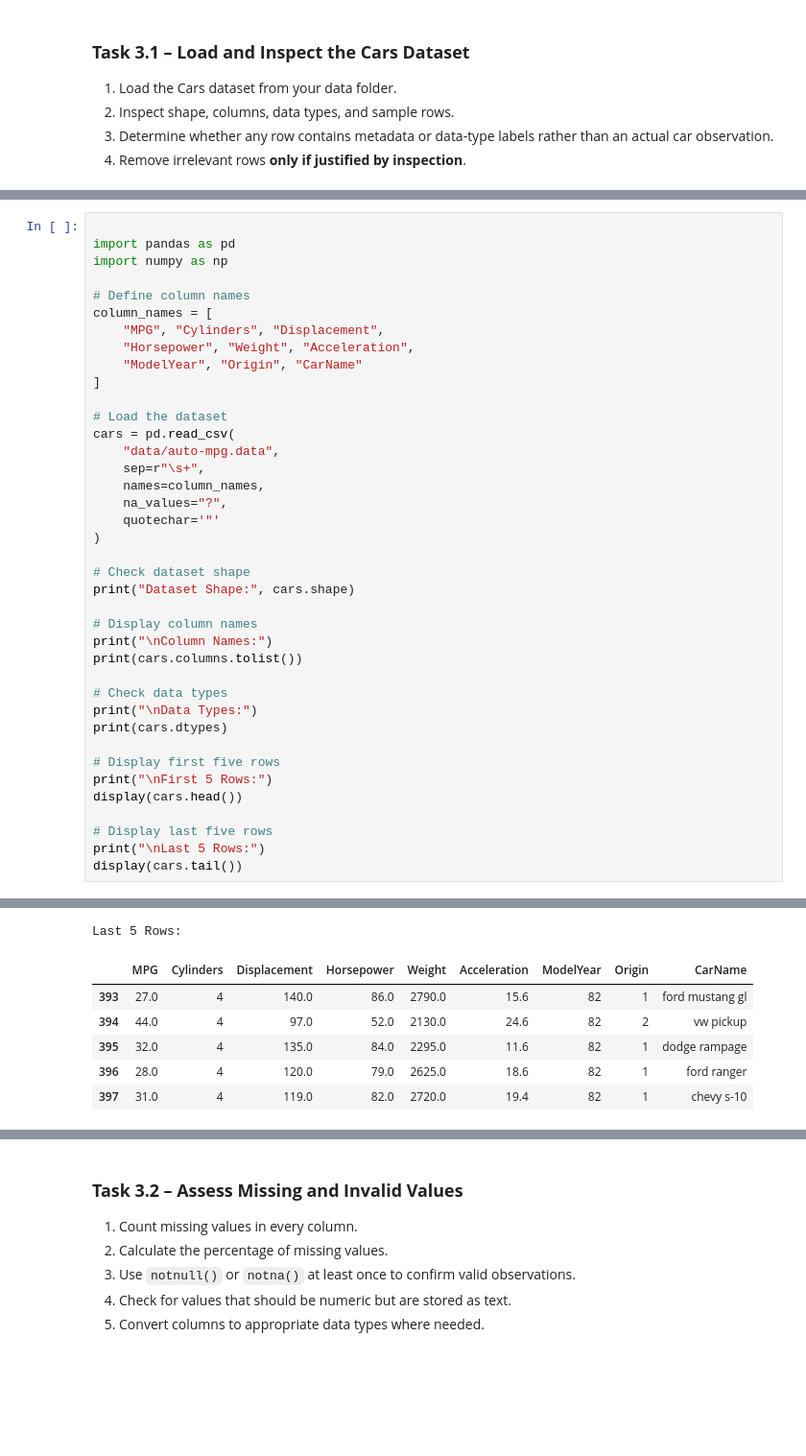
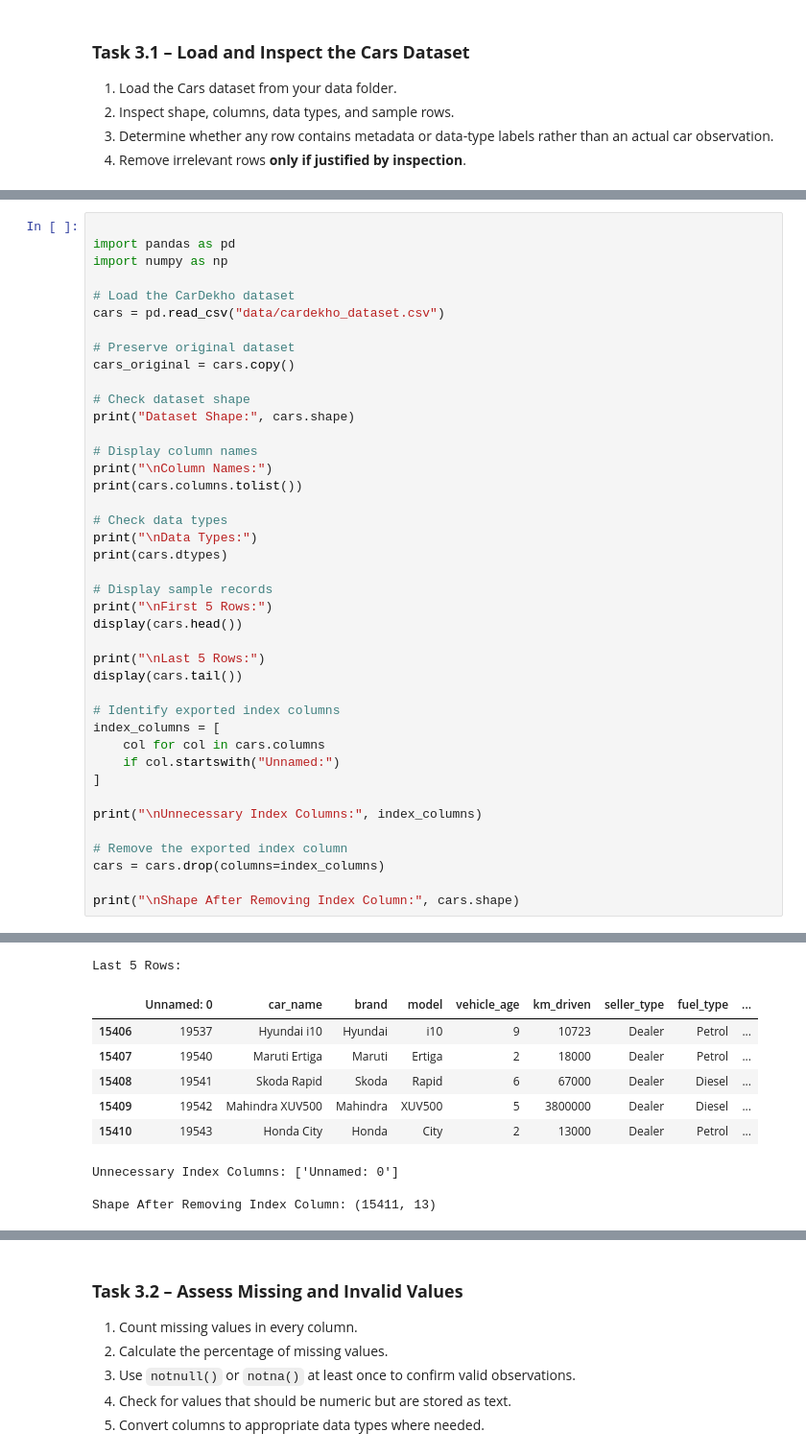
Before and after one commit to AlamirConestoga/Tidying_Cleaning_Imputation_Outlier_Detection, a Jupyter notebook: week5Lab_Students.ipynb, the cells around one changed output, grey strips where cells are left out. Shown at 96% size. Drawn from its saved outputs; the diff is of its cells as text; blank space fills up the shorter version.

Commit message:
Updated dataset and operations

```diff
--- a/week5Lab_Students.ipynb
+++ b/week5Lab_Students.ipynb
@@ -1035,21 +1037,11 @@ In this step, I will:
 import pandas as pd
 import numpy as np
 
-# Define column names
-column_names = [
-    "MPG", "Cylinders", "Displacement",
-    "Horsepower", "Weight", "Acceleration",
-    "ModelYear", "Origin", "CarName"
-]
+# Load the CarDekho dataset
+cars = pd.read_csv("data/cardekho_dataset.csv")
 
-# Load the dataset
-cars = pd.read_csv(
-    "data/auto-mpg.data",
-    sep=r"\s+",
-    names=column_names,
-    na_values="?",
-    quotechar='"'
-)
+# Preserve original dataset
+cars_original = cars.copy()
 
 # Check dataset shape
 print("Dataset Shape:", cars.shape)
@@ -1062,11 +1054,23 @@ print(cars.columns.tolist())
 print("\nData Types:")
 print(cars.dtypes)
 
-# Display first five rows
+# Display sample records
 print("\nFirst 5 Rows:")
 display(cars.head())
 
-# Display last five rows
 print("\nLast 5 Rows:")
 display(cars.tail())
+
+# Identify exported index columns
+index_columns = [
+    col for col in cars.columns
+    if col.startswith("Unnamed:")
+]
+
+print("\nUnnecessary Index Columns:", index_columns)
+
+# Remove the exported index column
+cars = cars.drop(columns=index_columns)
+
+print("\nShape After Removing Index Column:", cars.shape)
 # %% [output]
@@ -1097,7 +1100,10 @@ First 5 Rows:
 Last 5 Rows:
-|  | MPG | Cylinders | Displacement | Horsepower | Weight | Acceleration | ModelYear | Origin | CarName |
-| 393 | 27.0 | 4 | 140.0 | 86.0 | 2790.0 | 15.6 | 82 | 1 | ford mustang gl |
-| 394 | 44.0 | 4 | 97.0 | 52.0 | 2130.0 | 24.6 | 82 | 2 | vw pickup |
-| 395 | 32.0 | 4 | 135.0 | 84.0 | 2295.0 | 11.6 | 82 | 1 | dodge rampage |
-| 396 | 28.0 | 4 | 120.0 | 79.0 | 2625.0 | 18.6 | 82 | 1 | ford ranger |
-| 397 | 31.0 | 4 | 119.0 | 82.0 | 2720.0 | 19.4 | 82 | 1 | chevy s-10 |
+|  | Unnamed: 0 | car_name | brand | model | vehicle_age | km_driven | seller_type | fuel_type | ... |
+| 15406 | 19537 | Hyundai i10 | Hyundai | i10 | 9 | 10723 | Dealer | Petrol | ... |
+| 15407 | 19540 | Maruti Ertiga | Maruti | Ertiga | 2 | 18000 | Dealer | Petrol | ... |
+| 15408 | 19541 | Skoda Rapid | Skoda | Rapid | 6 | 67000 | Dealer | Diesel | ... |
+| 15409 | 19542 | Mahindra XUV500 | Mahindra | XUV500 | 5 | 3800000 | Dealer | Diesel | ... |
+| 15410 | 19543 | Honda City | Honda | City | 2 | 13000 | Dealer | Petrol | ... |
+Unnecessary Index Columns: ['Unnamed: 0']
+
+Shape After Removing Index Column: (15411, 13)
```
Also changed, not shown: parts of 53 cells of this notebook, 5 other files.
